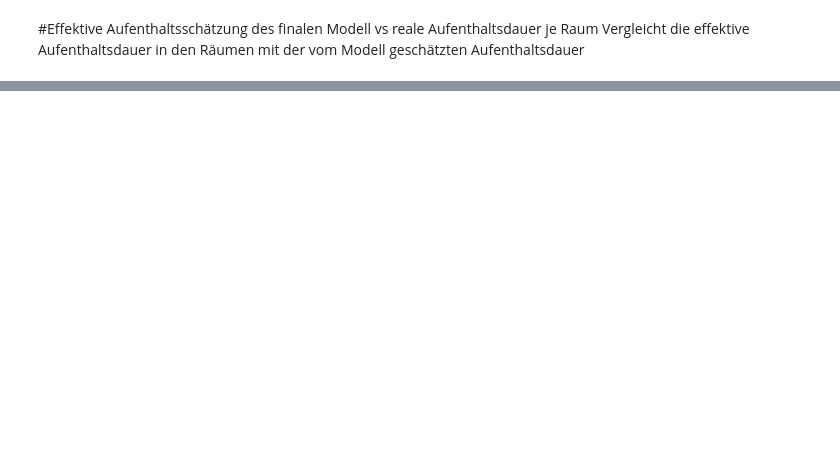
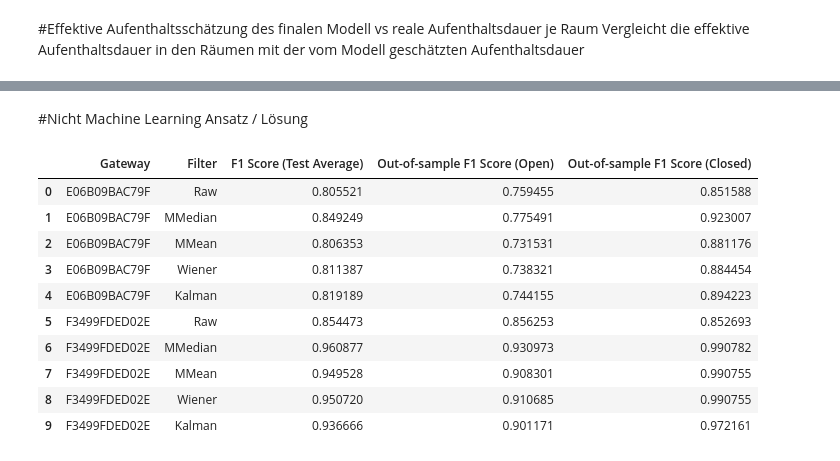
Before and after one commit to wagneced/IndoorTrackingML, a Jupyter notebook: IndoorTrackingML.ipynb, the cells around one changed output, grey strips where cells are left out. Saved outputs shown, nothing was run; the diff lists cells and outputs as text; code cells hidden in the pictures; blank space fills up the shorter version.

Commit message:
Addition of simple non ML Evaluation

```diff
--- a/IndoorTrackingML.ipynb
+++ b/IndoorTrackingML.ipynb
@@ -2353,0 +2356,2 @@ Prozenturale Differenz in Aufenthaltsdauer: 0.0%
+# %% [markdown]
+#Nicht Machine Learning Ansatz / Lösung
@@ -2353,0 +2407,42 @@ Prozenturale Differenz in Aufenthaltsdauer: 0.0%
+# %%
+threshold_non_ml_dict = {'E06B09BAC79F': 1.35, 'F3499FDED02E':2.9}
+
+score_list = []
+for gateway in dict_best_accuracy.keys():
+  master_open_df = test_open_door_dict.get(gateway).get('extended_data')
+  master_closed_df = test_closed_door_dict.get(gateway).get('extended_data')
+  for majorminor in majorminor_of_beacon_model_list:
+    df_open = master_open_df.loc[master_open_df.majorminor == majorminor].copy().reset_index(drop=True)
+    df_closed = master_closed_df.loc[master_closed_df.majorminor == majorminor].copy().reset_index(drop=True)
+    for filter in dict_filter_distance_columns.keys():
+      distance = dict_filter_distance_columns.get(filter)
+      y_pred_open = df_open.loc[:,distance] <= threshold_non_ml_dict.get(gateway)
+      y_true_open = df_open.InRoom
+
+      y_pred_closed = df_closed.loc[:,distance] <= threshold_non_ml_dict.get(gateway)
+      y_true_closed = df_closed.InRoom
+
+      f1_test_open = f1_score(y_true_open, y_pred_open, average='weighted')
+      f1_test_closed = f1_score(y_true_closed, y_pred_closed, average='weighted')
+      #Creates performance evaluation entry as dictionary entry for efficent dataframe transformation
+      f1_test_average = (f1_test_open + f1_test_closed) / 2
+      score = {
+          'Gateway':gateway, 'Filter': filter, 'F1 Score (Test Average)':f1_test_average,'Out-of-sample F1 Score (Open)':f1_test_open,'Out-of-sample F1 Score (Closed)':f1_test_closed
+          }
+
+      #Adds performance evaluation to dictionary
+      score_list.append(score)
+temp_eval_df = pd.DataFrame.from_dict(score_list)
+temp_eval_df
+# %% [output]
+|  | Gateway | Filter | F1 Score (Test Average) | Out-of-sample F1 Score (Open) | Out-of-sample F1 Score (Closed) |
+| 0 | E06B09BAC79F | Raw | 0.805521 | 0.759455 | 0.851588 |
+| 1 | E06B09BAC79F | MMedian | 0.849249 | 0.775491 | 0.923007 |
+| 2 | E06B09BAC79F | MMean | 0.806353 | 0.731531 | 0.881176 |
+| 3 | E06B09BAC79F | Wiener | 0.811387 | 0.738321 | 0.884454 |
+| 4 | E06B09BAC79F | Kalman | 0.819189 | 0.744155 | 0.894223 |
+| 5 | F3499FDED02E | Raw | 0.854473 | 0.856253 | 0.852693 |
+| 6 | F3499FDED02E | MMedian | 0.960877 | 0.930973 | 0.990782 |
+| 7 | F3499FDED02E | MMean | 0.949528 | 0.908301 | 0.990755 |
+| 8 | F3499FDED02E | Wiener | 0.950720 | 0.910685 | 0.990755 |
+| 9 | F3499FDED02E | Kalman | 0.936666 | 0.901171 | 0.972161 |
```
Also changed, not shown: parts of 15 cells of this notebook.
